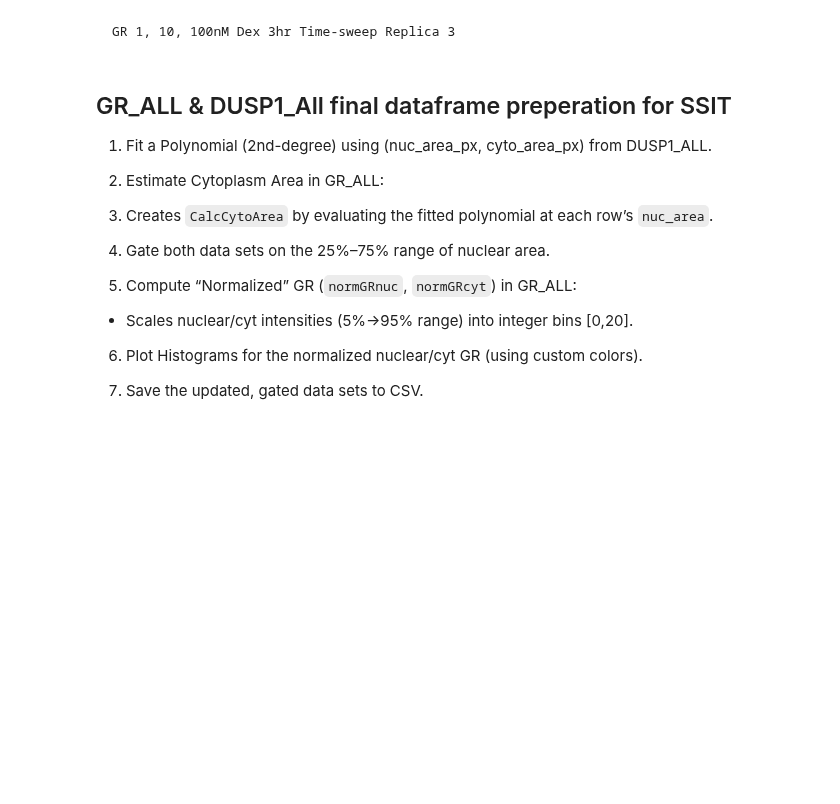
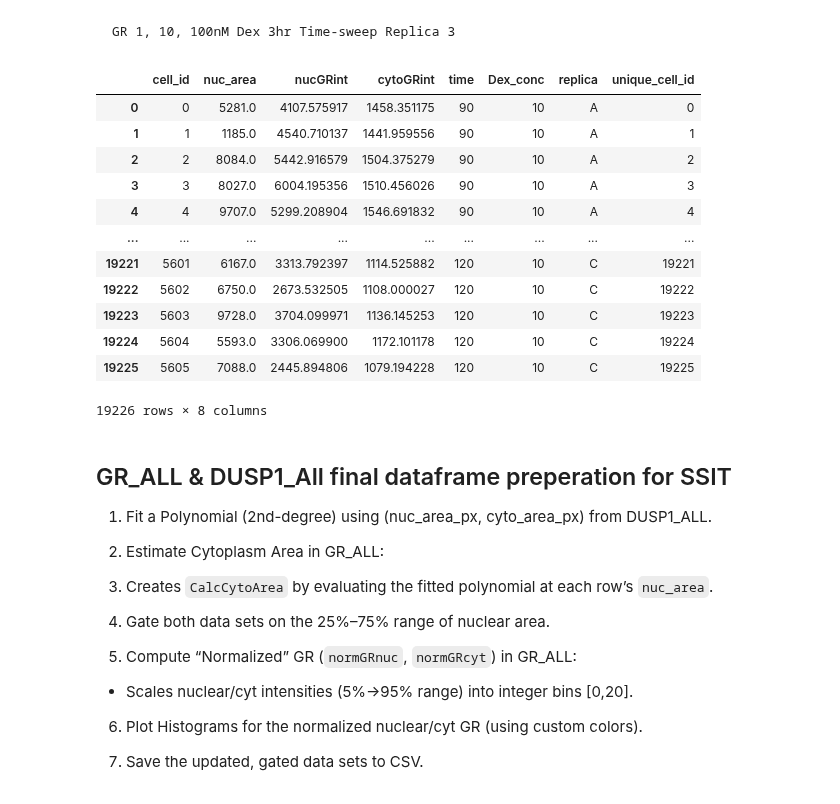
Before and after one commit to Formanj-0/AngelFISH, a Jupyter notebook: Publications/Ron_2024/GR_DUSP1_Gating.ipynb, the cells around one changed output. Saved outputs shown, nothing was run; the diff lists cells and outputs as text; code cells hidden in the pictures; blank space fills up the shorter version.

```diff
--- a/Publications/Ron_2024/GR_DUSP1_Gating.ipynb
+++ b/Publications/Ron_2024/GR_DUSP1_Gating.ipynb
@@ -147,7 +261,7 @@ def measure_GR(cellprops) -> pd.DataFrame:
 # Use the log file to search for analyses
 # %%
 loc = None
-log_location = r'/Volumes/share/Users/Eric/AngelFISH_data'  # r'/Volumes/share/Users/Jack/All_Analysis'
+log_location = r'/Volumes/share/Users/Eric/GR_DUSP1_2025'  # r'/Volumes/share/Users/Jack/All_Analysis'
 am = AnalysisManager(location=loc, log_location=log_location, mac=True)
 # %%
 # list all analysis done
@@ -549,6 +771,22 @@ am.close()
 GR_ALL = pd.concat(
 [GR_RepA, GR_RepB, GR_RepC], ignore_index=True) # DUSP1_RepN, DUSP1_RepJ
 GR_ALL['unique_cell_id'] = np.arange(len(GR_ALL))
+# %%
+GR_ALL
+# %% [output]
+|  | cell_id | nuc_area | nucGRint | cytoGRint | time | Dex_conc | replica | unique_cell_id |
+| 0 | 0 | 5281.0 | 4107.575917 | 1458.351175 | 90 | 10 | A | 0 |
+| 1 | 1 | 1185.0 | 4540.710137 | 1441.959556 | 90 | 10 | A | 1 |
+| 2 | 2 | 8084.0 | 5442.916579 | 1504.375279 | 90 | 10 | A | 2 |
+| 3 | 3 | 8027.0 | 6004.195356 | 1510.456026 | 90 | 10 | A | 3 |
+| 4 | 4 | 9707.0 | 5299.208904 | 1546.691832 | 90 | 10 | A | 4 |
+| ... | ... | ... | ... | ... | ... | ... | ... | ... |
+| 19221 | 5601 | 6167.0 | 3313.792397 | 1114.525882 | 120 | 10 | C | 19221 |
+| 19222 | 5602 | 6750.0 | 2673.532505 | 1108.000027 | 120 | 10 | C | 19222 |
+| 19223 | 5603 | 9728.0 | 3704.099971 | 1136.145253 | 120 | 10 | C | 19223 |
+| 19224 | 5604 | 5593.0 | 3306.069900 | 1172.101178 | 120 | 10 | C | 19224 |
+| 19225 | 5605 | 7088.0 | 2445.894806 | 1079.194228 | 120 | 10 | C | 19225 |
+19226 rows × 8 columns
 # %% [markdown]
 ## GR_ALL & DUSP1_All final dataframe preperation for SSIT
 
```
Also changed, not shown: parts of 26 cells of this notebook, 2 other files.
